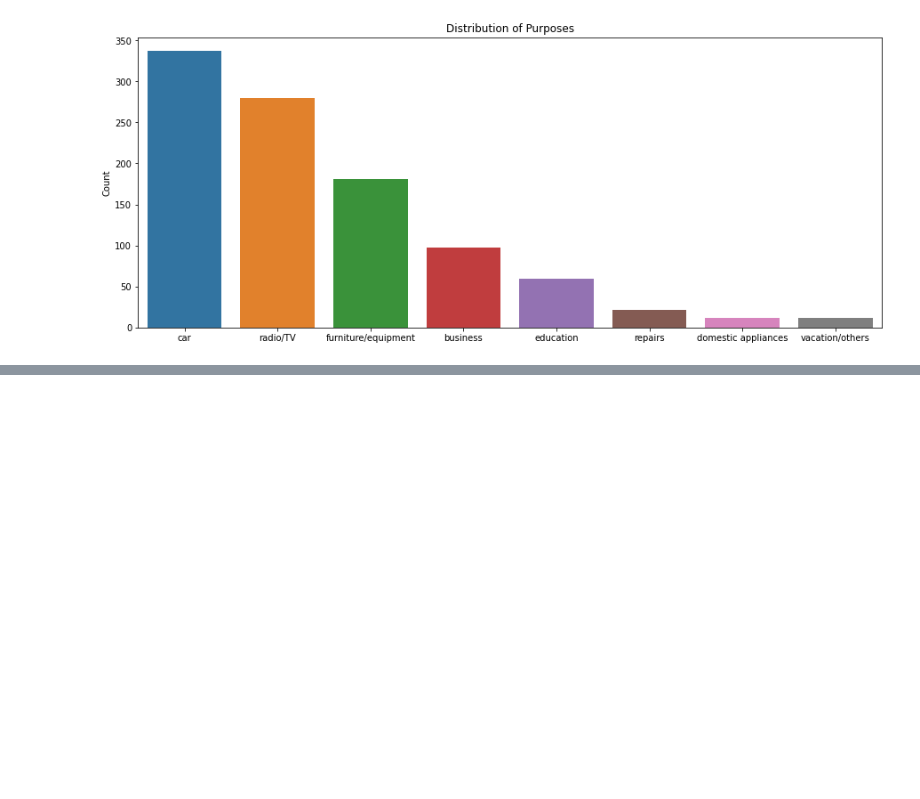
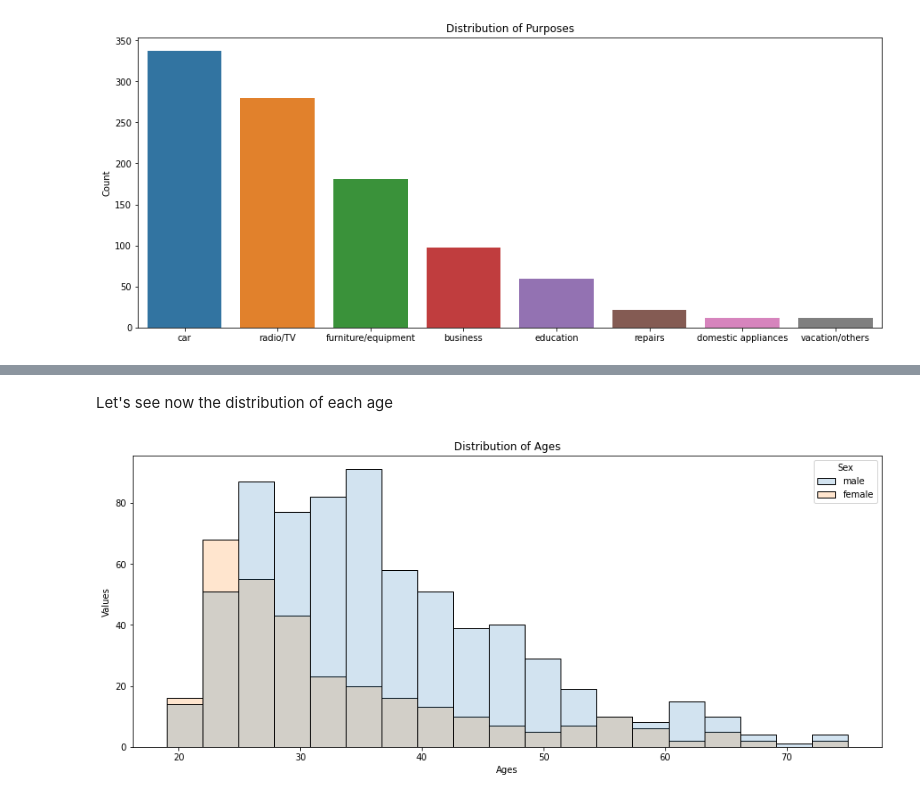
Before and after one commit to earo12/Analyzing-Screen-Time, a Jupyter notebook: Credit_Risk.ipynb, the cells around one changed output, grey strips where cells are left out. Saved outputs shown, nothing was run; the diff lists cells and outputs as text; code cells hidden in the pictures; blank space fills up the shorter version.

Commit message:
Added histograms of other fields

```diff
--- a/Credit_Risk.ipynb
+++ b/Credit_Risk.ipynb
@@ -152,0 +145,13 @@ TypeError: ignored
+# %% [markdown]
+Let's see now the distribution of each age
+# %%
+def age_plot():
+  sns.histplot(data = df, x = df['Age'], hue = df['Sex'],alpha = 0.2)
+  plt.xlabel('Ages')
+  plt.ylabel('Values')
+  plt.title('Distribution of Ages')
+  plt.show()
+
+age_plot()
+# %% [output]
+[figure, added]
```
Also changed, not shown: parts of 4 cells of this notebook.
